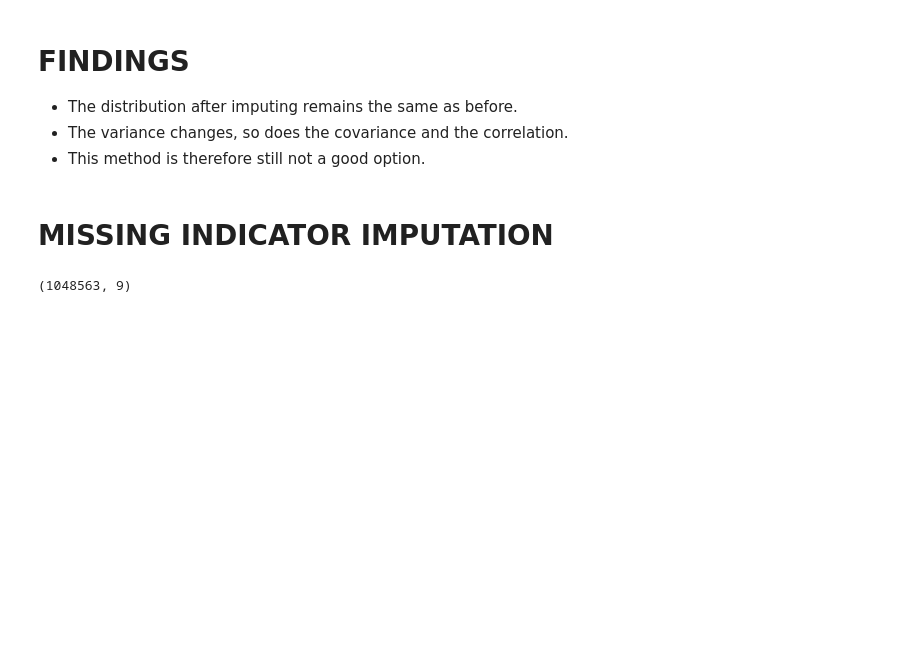
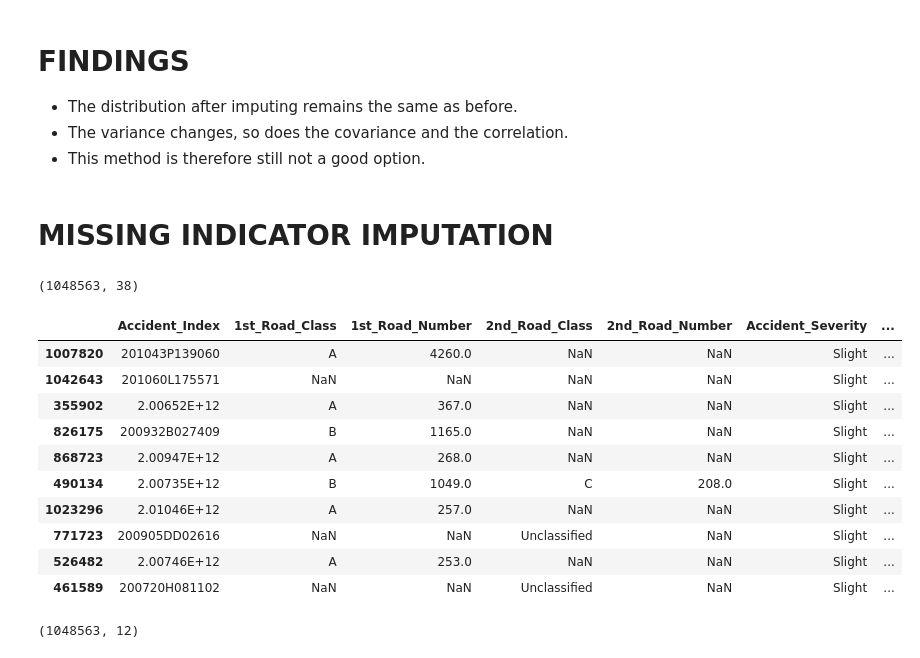
Before and after one commit to TROISTROIS/BLUE-BOOK-FOR-BULLDOZERS, a Jupyter notebook: predicting-rtc-severity-in-uk-roads-using-machine.ipynb, the cells around one changed output. Cells and saved outputs as stored; diff of their text form; code cells hidden in the pictures; blank space fills up the shorter version.

Commit message:
Kaggle Notebook | Predicting RTC Severity in UK roads using machine  | Version 16

```diff
--- a/predicting-rtc-severity-in-uk-roads-using-machine.ipynb
+++ b/predicting-rtc-severity-in-uk-roads-using-machine.ipynb
@@ -965,11 +969,46 @@ XTrain.corr()
 * This method is therefore still not a good option.
 # %% [markdown]
 # **MISSING INDICATOR IMPUTATION**
-# %%
-missing_copy=random_copy.copy()
-missing_copy.head()
-missing_copy.shape
-# %% [output]
-(1048563, 9)
+# %%
+# Converting type of columns to category
+accidentdf['Accident_Severity']=accidentdf['Accident_Severity'].astype('category')
+
+#Assigning numerical values and storing it in another columns
+accidentdf['Accident_Severity_new']=accidentdf['Accident_Severity'].cat.codes
+
+#Create an instance of One-hot-encoder
+enc=OneHotEncoder()
+
+#Passing encoded columns
+enc_accidentdf=pd.DataFrame(enc.fit_transform(accidentdf[['Accident_Severity_new']]).toarray())
+
+#Merge with main
+New_accidentdf=accidentdf.join(enc_accidentdf)
+
+New_accidentdf.shape
+# %% [output]
+(1048563, 38)
+# %%
+New_accidentdf.sample(10)
+# %% [output]
+|  | Accident_Index | 1st_Road_Class | 1st_Road_Number | 2nd_Road_Class | 2nd_Road_Number | Accident_Severity | ... |
+| 1007820 | 201043P139060 | A | 4260.0 | NaN | NaN | Slight | ... |
+| 1042643 | 201060L175571 | NaN | NaN | NaN | NaN | Slight | ... |
+| 355902 | 2.00652E+12 | A | 367.0 | NaN | NaN | Slight | ... |
+| 826175 | 200932B027409 | B | 1165.0 | NaN | NaN | Slight | ... |
+| 868723 | 2.00947E+12 | A | 268.0 | NaN | NaN | Slight | ... |
+| 490134 | 2.00735E+12 | B | 1049.0 | C | 208.0 | Slight | ... |
+| 1023296 | 2.01046E+12 | A | 257.0 | NaN | NaN | Slight | ... |
+| 771723 | 200905DD02616 | NaN | NaN | Unclassified | NaN | Slight | ... |
+| 526482 | 2.00746E+12 | A | 253.0 | NaN | NaN | Slight | ... |
+| 461589 | 200720H081102 | NaN | NaN | Unclassified | NaN | Slight | ... |
+# %%
+nullnumcols = [var for var in New_accidentdf.select_dtypes('number').columns if New_accidentdf[var].isnull().mean() > 0]
+null_num_cols = New_accidentdf[nullnumcols]
+missing_copy=null_num_cols.copy()
+missing_copy.head()
+missing_copy.shape
+# %% [output]
+(1048563, 12)
 # %%
 X = missing_copy
```
Also changed, not shown: parts of 29 cells of this notebook.
